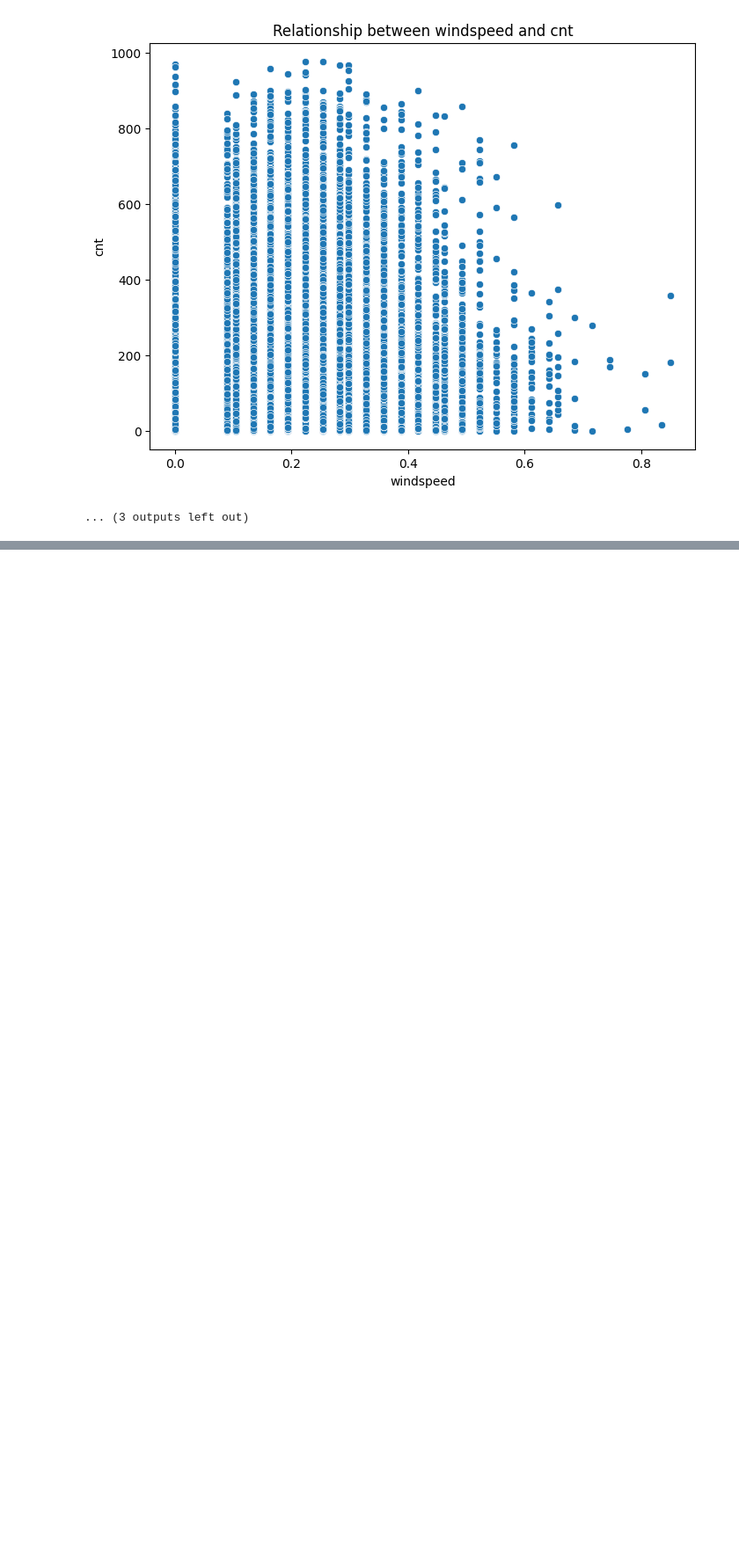
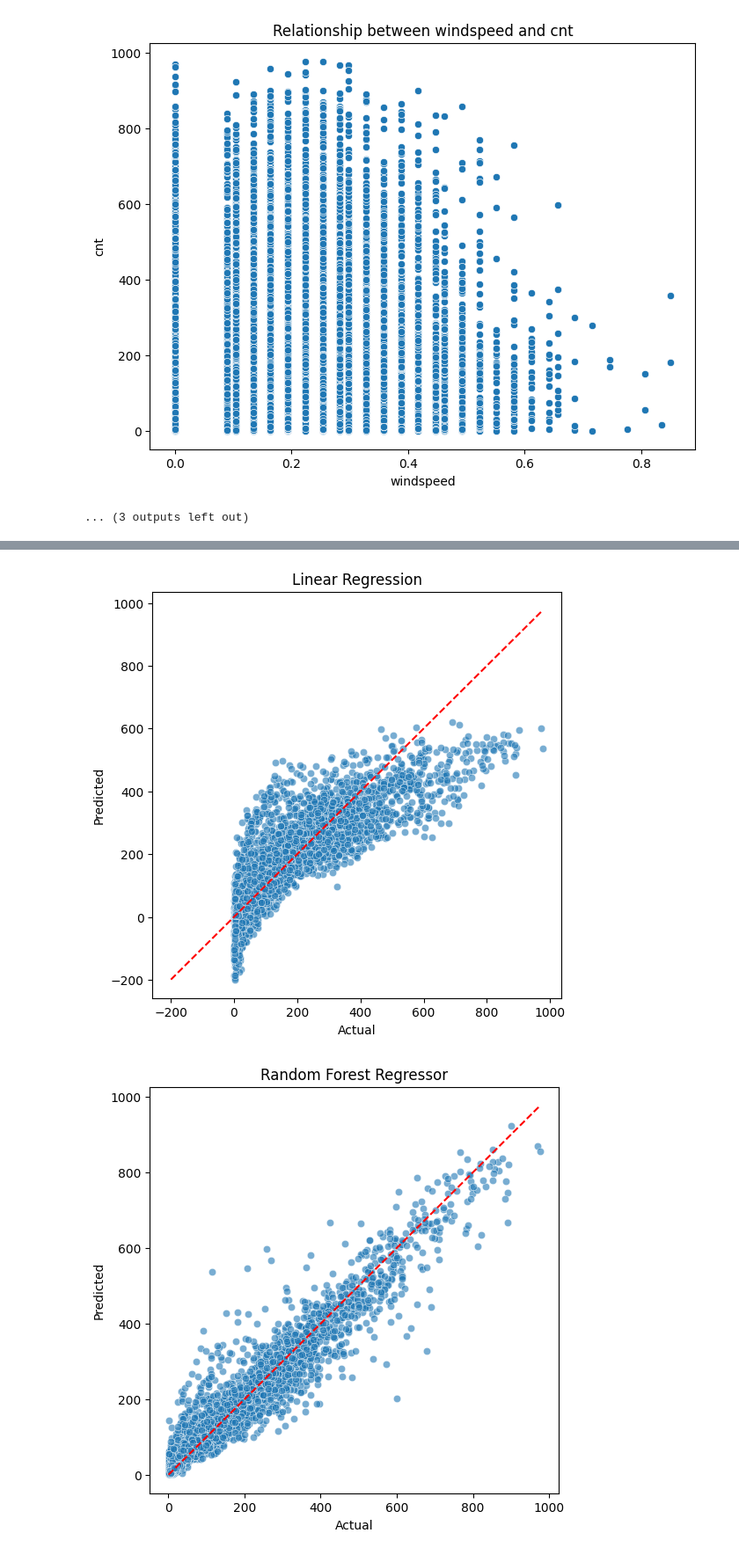
Before and after one commit to tramplingh/Machine-Learning-Projects, a Jupyter notebook: bikeSharing/jupyter.ipynb, the cells around one changed output, grey strips where cells are left out. Shown at 88% size. Drawn from its saved outputs; the diff is of its cells as text; code cells hidden in the pictures; blank space fills up the shorter version.

```diff
--- a/bikeSharing/jupyter.ipynb
+++ b/bikeSharing/jupyter.ipynb
@@ -192,0 +272,2 @@ for column in num_df.columns:
+# %%
+x_train, x_test, y_reg_train, y_reg_test, y_class_train, y_class_test = train_test_split(x, y_reg, y_class, test_size=0.2, random_state=42)
@@ -192,0 +296,9 @@ for column in num_df.columns:
+# %%
+#XG Boost Regressor
+reg_xgb = XGBRegressor(objective="reg:squarederror", random_state=42)
+reg_xgb.fit(x_train, y_reg_train)
+preds_xgb = reg_xgb.predict(x_test)
+
+rmse_xgb = np.sqrt(mean_squared_error(y_reg_test, preds_xgb))
+r2_xgb = r2_score(y_reg_test, preds_xgb)
+print("XGB Regressor → RMSE:", rmse_xgb, " R²:", r2_xgb)
@@ -192,0 +307,11 @@ for column in num_df.columns:
+# %%
+#Stacking
+stack_reg = StackingRegressor(estimators=[('lr', LinearRegression()), ('rf', RandomForestRegressor(random_state=42))],
+                              final_estimator=XGBRegressor(objective="reg:squarederror", random_state=42))
+# %%
+stack_reg.fit(x_train, y_reg_train)
+preds_stack = stack_reg.predict(x_test)
+
+rmse_stack = np.sqrt(mean_squared_error(y_reg_test, preds_stack))
+r2_stack = r2_score(y_reg_test, preds_stack)
+print("Stacking Regressor → RMSE:", rmse_stack, " R²:", r2_stack)
@@ -192,0 +437,23 @@ for column in num_df.columns:
+# %%
+#Regression Plot
+
+# Plot function
+def plot_regression_results(y_true, y_pred, title):
+    plt.figure(figsize=(6,6))
+    sns.scatterplot(x=y_true, y=y_pred, alpha=0.6)
+    plt.xlabel("Actual")
+    plt.ylabel("Predicted")
+    plt.title(title)
+    # Add y=x line
+    lims = [min(y_true.min(), y_pred.min()), max(y_true.max(), y_pred.max())]
+    plt.plot(lims, lims, 'r--')
+    plt.show()
+
+# Visualize different models
+plot_regression_results(y_reg_test, preds_lr, "Linear Regression")
+plot_regression_results(y_reg_test, preds_rf, "Random Forest Regressor")
+plot_regression_results(y_reg_test, preds_xgb, "XGB Regressor")
+plot_regression_results(y_reg_test, preds_stack, "Stacking Regressor")
+# %% [output]
+[figure, added]
+[figure, added]
```
Also changed, not shown: parts of 29 cells of this notebook.
